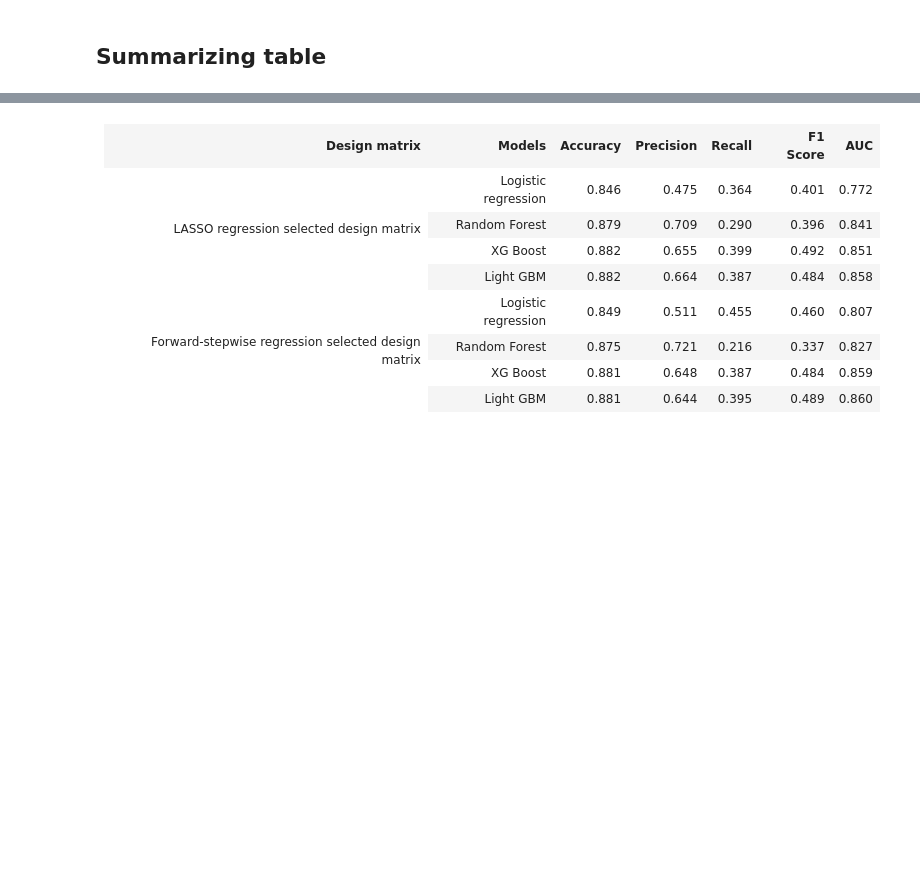
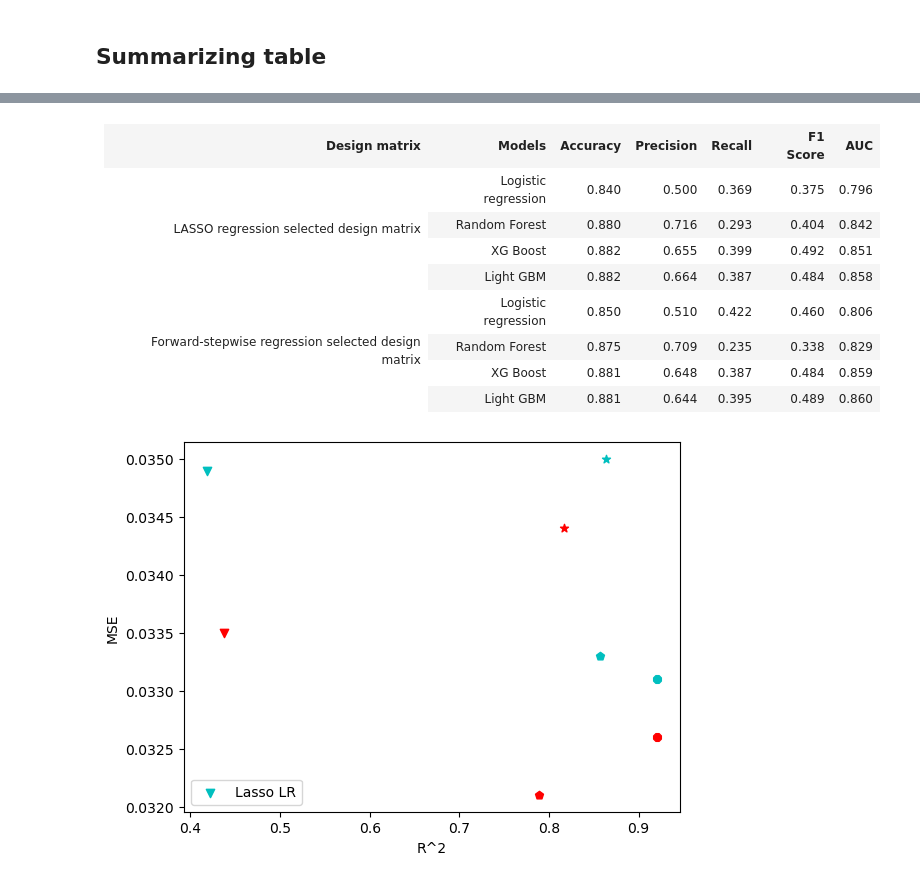
Before and after one commit to yuu1zhou/Song-prediction-with-ML, a Jupyter notebook: draft.ipynb, the cells around one changed output, grey strips where cells are left out. Drawn from its saved outputs; the diff is of its cells as text; code cells hidden in the pictures; blank space fills up the shorter version.

```diff
--- a/draft.ipynb
+++ b/draft.ipynb
@@ -1542,20 +1542,20 @@ Light GBM classifier cv AUC: 0.8598329232817413
   <tr>
     <td rowspan="4">LASSO regression selected design matrix</td>
     <td>Logistic regression</td>
-    <td>0.846</td>
-    <td>0.475</td>
-    <td>0.364</td>
-    <td>0.401</td>
-    <td>0.772</td>
+    <td>0.840</td>
+    <td>0.500</td>
+    <td>0.369</td>
+    <td>0.375</td>
+    <td>0.796</td>
   </tr>
 
   <tr>
     <td>Random Forest</td>
-    <td>0.879</td>
-    <td>0.709</td>
-    <td>0.290</td>
-    <td>0.396</td>
-    <td>0.841</td>
+    <td>0.880</td>
+    <td>0.716</td>
+    <td>0.293</td>
+    <td>0.404</td>
+    <td>0.842</td>
   </tr>
   <tr>
     <td>XG Boost</td>
@@ -1579,20 +1579,20 @@ Light GBM classifier cv AUC: 0.8598329232817413
   <tr>
     <td rowspan="4">Forward-stepwise regression selected design matrix</td>
     <td>Logistic regression</td>
-    <td>0.849</td>
-    <td>0.511</td>
-    <td>0.455</td>
+    <td>0.850</td>
+    <td>0.510</td>
+    <td>0.422</td>
     <td>0.460</td>
-    <td>0.807</td>
+    <td>0.806</td>
   </tr>
 
   <tr>
     <td>Random Forest</td>
     <td>0.875</td>
-    <td>0.721</td>
-    <td>0.216</td>
-    <td>0.337</td>
-    <td>0.827</td>
+    <td>0.709</td>
+    <td>0.235</td>
+    <td>0.338</td>
+    <td>0.829</td>
   </tr>
   <tr>
     <td>XG Boost</td>
@@ -1612,3 +1612,27 @@ Light GBM classifier cv AUC: 0.8598329232817413
     <td>0.860</td>
   </tr>
 </table>
+# %%
+lasso_reg_measure = {}
+lasso_reg_measure["LR"] = [0.0349, 0.418] # mse, R^2
+lasso_reg_measure["RF"] = [0.0331, 0.921]
+lasso_reg_measure["XGB"] = [0.0333, 0.857]
+lasso_reg_measure["LGB"] = [0.0350, 0.864]
+
+stepwise_reg_measure ={}
+stepwise_reg_measure["LR"] = [0.0335, 0.437]
+stepwise_reg_measure["RF"] = [0.0326, 0.920]
+stepwise_reg_measure["XGB"] = [0.0321, 0.789]
+stepwise_reg_measure["LGB"] = [0.0344, 0.817]
+
+lasso_clf_measure = {}
+lasso_clf_measure["LR"] = [0.851, 0.478, 0.408, 0.407, 0.791] # Acu, P, R, F1, AUC
+lasso_clf_measure["RF"] = [0.878, 0.689, 0.310, 0.420, 0.846]
+lasso_clf_measure["XGB"] = [0.877, 0.630, 0.383, 0.474, 0.849]
+lasso_clf_measure["LGB"] = [0.881, 0.650, 0.395, 0.487, 0.848]
+
+stwpwise_clf_measure = {}
+stwpwise_clf_measure["LR"] = [0.862, 0.519, 0.474, 0.480, 0.819]
+stwpwise_clf_measure["RF"] = [0.883, 0.704, 0.315, 0.442, 0.836]
+stwpwise_clf_measure["XGB"] = [0.880, 0.632, 0.407, 0.494, 0.864]
+stwpwise_clf_measure["LGB"] = [0.880, 0.626, 0.439, 0.511, 0.864]
@@ -1614,0 +1663,18 @@ Light GBM classifier cv AUC: 0.8598329232817413
+# %%
+fig, ax = plt.subplots()
+ax.scatter(lasso_reg_measure["LR"][1], lasso_reg_measure["LR"][0], marker='v', c='c', label='Lasso LR')
+ax.scatter(lasso_reg_measure["RF"][1], lasso_reg_measure["RF"][0], marker='8', c='c')
+ax.scatter(lasso_reg_measure["XGB"][1], lasso_reg_measure["XGB"][0], marker='p', c='c')
+ax.scatter(lasso_reg_measure["LGB"][1], lasso_reg_measure["LGB"][0], marker='*', c='c')
+
+ax.scatter(stepwise_reg_measure["LR"][1], stepwise_reg_measure["LR"][0], marker='v', c='r')
+ax.scatter(stepwise_reg_measure["RF"][1], stepwise_reg_measure["RF"][0], marker='8', c='r')
+ax.scatter(stepwise_reg_measure["XGB"][1], stepwise_reg_measure["XGB"][0], marker='p', c='r')
+ax.scatter(stepwise_reg_measure["LGB"][1], stepwise_reg_measure["LGB"][0], marker='*', c='r')
+
+ax.legend()
+ax.set_ylabel('MSE')
+ax.set_xlabel('R^2')
+plt.show()
+# %% [output]
+[figure, added]
```
Also changed, not shown: parts of 33 cells of this notebook, 7 other files.
